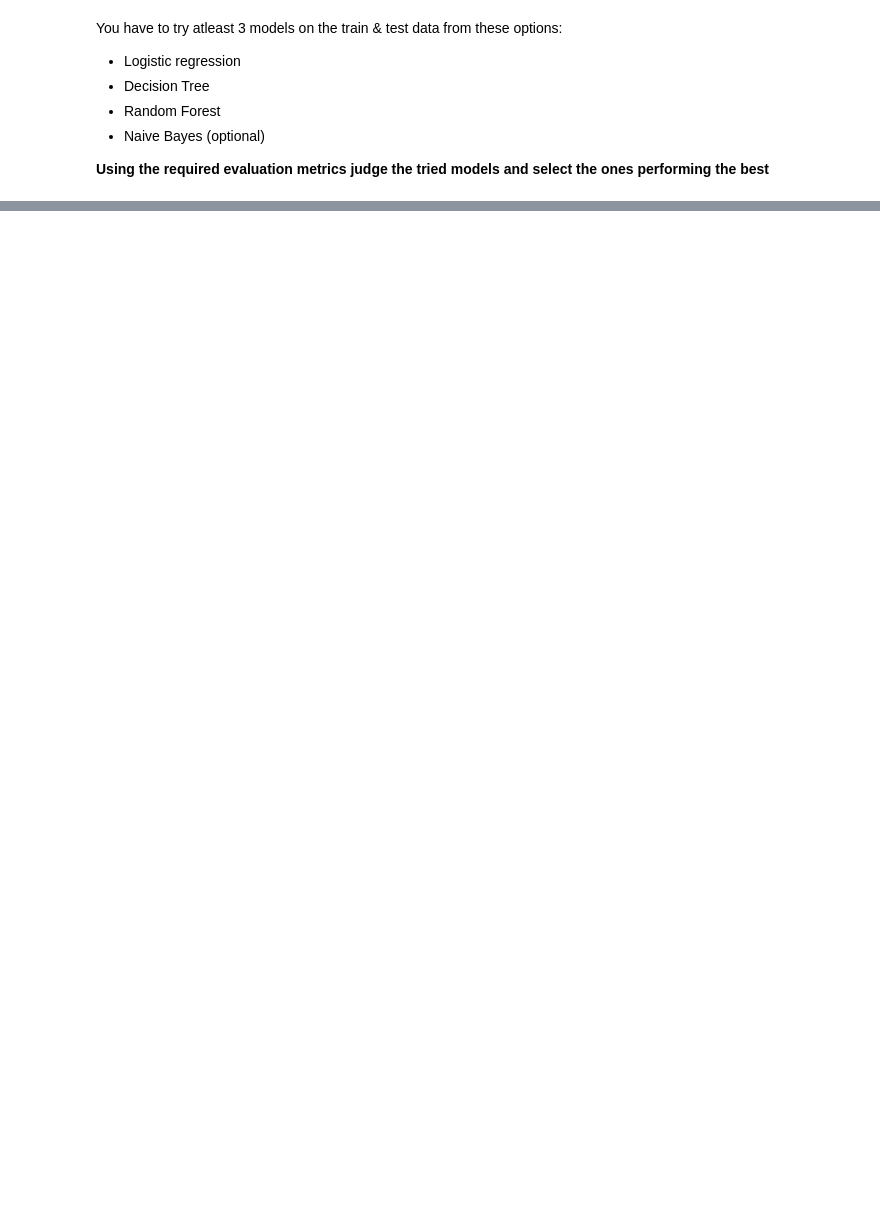
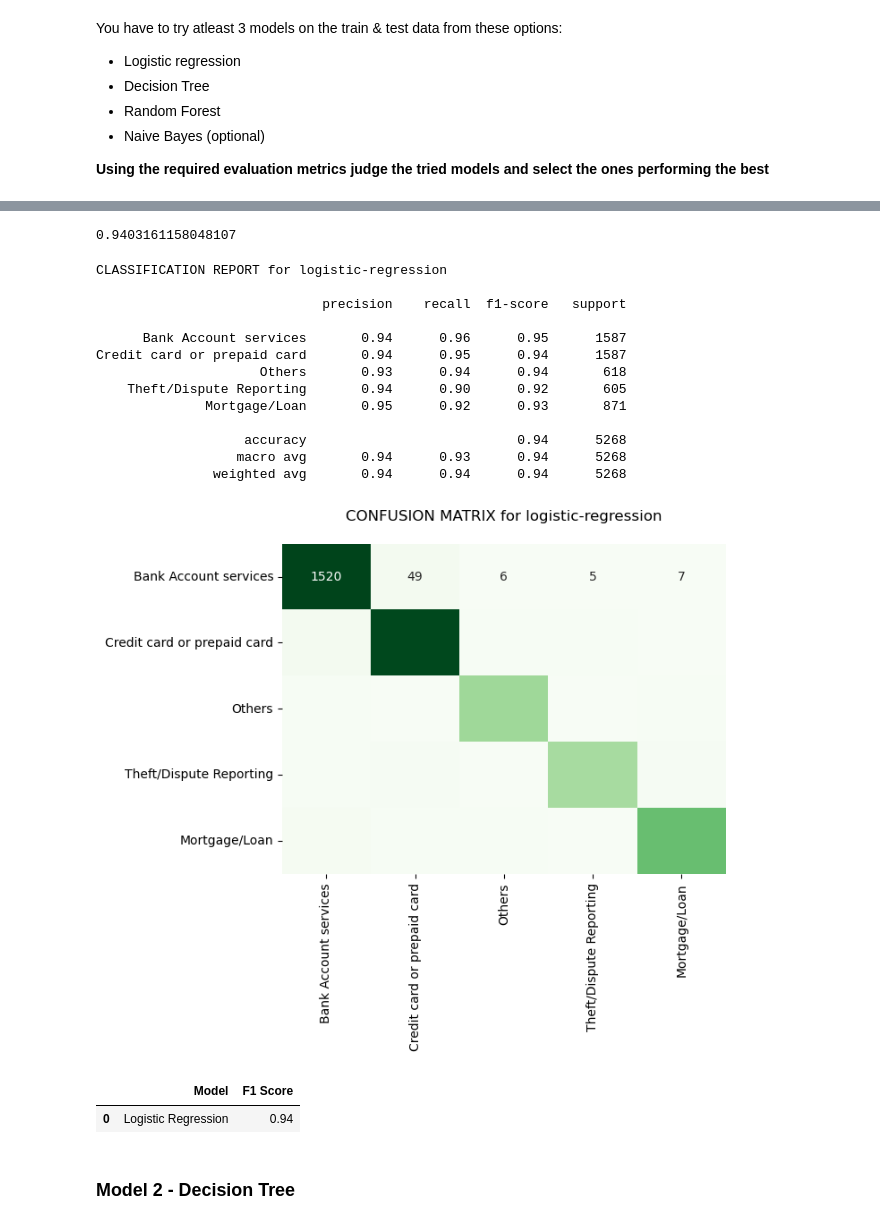
Before and after one commit to SanjayaKumarSahoo/automatic-ticket-classification, a Jupyter notebook: Automatic_Ticket_Classification_Assignment.ipynb, the cells around one changed output, grey strips where cells are left out. Cells and saved outputs as stored; diff of their text form; code cells hidden in the pictures; blank space fills up the shorter version.

```diff
--- a/Automatic_Ticket_Classification_Assignment.ipynb
+++ b/Automatic_Ticket_Classification_Assignment.ipynb
@@ -681,0 +730,16 @@ You have to try atleast 3 models on the train & test data from these options:
+# %%
+# creating a function to evaluate models
+def model_eval(y_test, y_pred, model_name):
+    # print classification report of classifier
+    print(f"CLASSIFICATION REPORT for {model_name}\n")
+    print(classification_report(y_test, y_pred, target_names=["Bank Account services", "Credit card or prepaid card", "Others", "Theft/Dispute Reporting",
+"Mortgage/Loan"]))
+
+    # plot confusion matrix of the classifier
+    #plt.figure(figsize=(10,7))
+    plt.title(f"CONFUSION MATRIX for {model_name}\n")
+    matrix = confusion_matrix(y_test, y_pred)
+    sns.heatmap(matrix, annot=True, cbar=None, cmap="Greens", fmt='d', xticklabels=["Bank Account services", "Credit card or prepaid card", "Others", "Theft/Dispute Reporting",
+"Mortgage/Loan"], yticklabels=["Bank Account services", "Credit card or prepaid card", "Others", "Theft/Dispute Reporting",
+"Mortgage/Loan"])
+    plt.show()
@@ -681,0 +752,5 @@ You have to try atleast 3 models on the train & test data from these options:
+# %%
+model_name = 'logistic-regression'
+lr = LogisticRegression()
+lr.fit(X_train, y_train)
+y_pred_lr = lr.predict(X_test)
@@ -681,0 +765,16 @@ You have to try atleast 3 models on the train & test data from these options:
+# %%
+# hyperparameter tuning
+param_lr = {
+    'penalty': ['l1', 'l2'],
+    'C': [0.001,0.01,0.1,1,10,100],
+    'solver':['newton-cg', 'lbfgs', 'liblinear', 'sag', 'saga']
+}
+
+grid_lr = GridSearchCV(estimator=lr,
+                       param_grid=param_lr,
+                       verbose=1,
+                       scoring='f1_weighted',
+                       n_jobs=-1,
+                       cv=5)
+grid_lr.fit(X_train, y_train)
+print(grid_lr.best_params_)
@@ -681,0 +801,38 @@ You have to try atleast 3 models on the train & test data from these options:
+# %%
+# Creating model with best hyperparameter
+lr_tuned = LogisticRegression(C=1, penalty='l1', solver='saga')
+lr_tuned.fit(X_train, y_train)
+y_pred_lr_tuned = lr_tuned.predict(X_test)
+# %%
+# Calculate F1 Score of tuned model using weighted average method
+f1_lr = f1_score(y_test, y_pred_lr_tuned, average="weighted")
+f1_lr
+# %% [output]
+0.9403161158048107
+# %%
+# Evaluate the tuned Logistic Regression classifier
+model_eval(y_test, y_pred_lr_tuned, model_name)
+# %% [output]
+CLASSIFICATION REPORT for logistic-regression
+
+                             precision    recall  f1-score   support
+
+      Bank Account services       0.94      0.96      0.95      1587
+Credit card or prepaid card       0.94      0.95      0.94      1587
+                     Others       0.93      0.94      0.94       618
+    Theft/Dispute Reporting       0.94      0.90      0.92       605
+              Mortgage/Loan       0.95      0.92      0.93       871
+
+                   accuracy                           0.94      5268
+                  macro avg       0.94      0.93      0.94      5268
+               weighted avg       0.94      0.94      0.94      5268
+[figure, added]
+# %%
+# Create a dataframe to store F1 Scores of all models we will build
+f1_summary = pd.DataFrame([{'Model': 'Logistic Regression','F1 Score': round(f1_lr, 2)}])
+f1_summary
+# %% [output]
+|  | Model | F1 Score |
+| 0 | Logistic Regression | 0.94 |
+# %% [markdown]
+### Model 2 - Decision Tree
```
Also changed, not shown: parts of 27 cells of this notebook, 1 other file.
